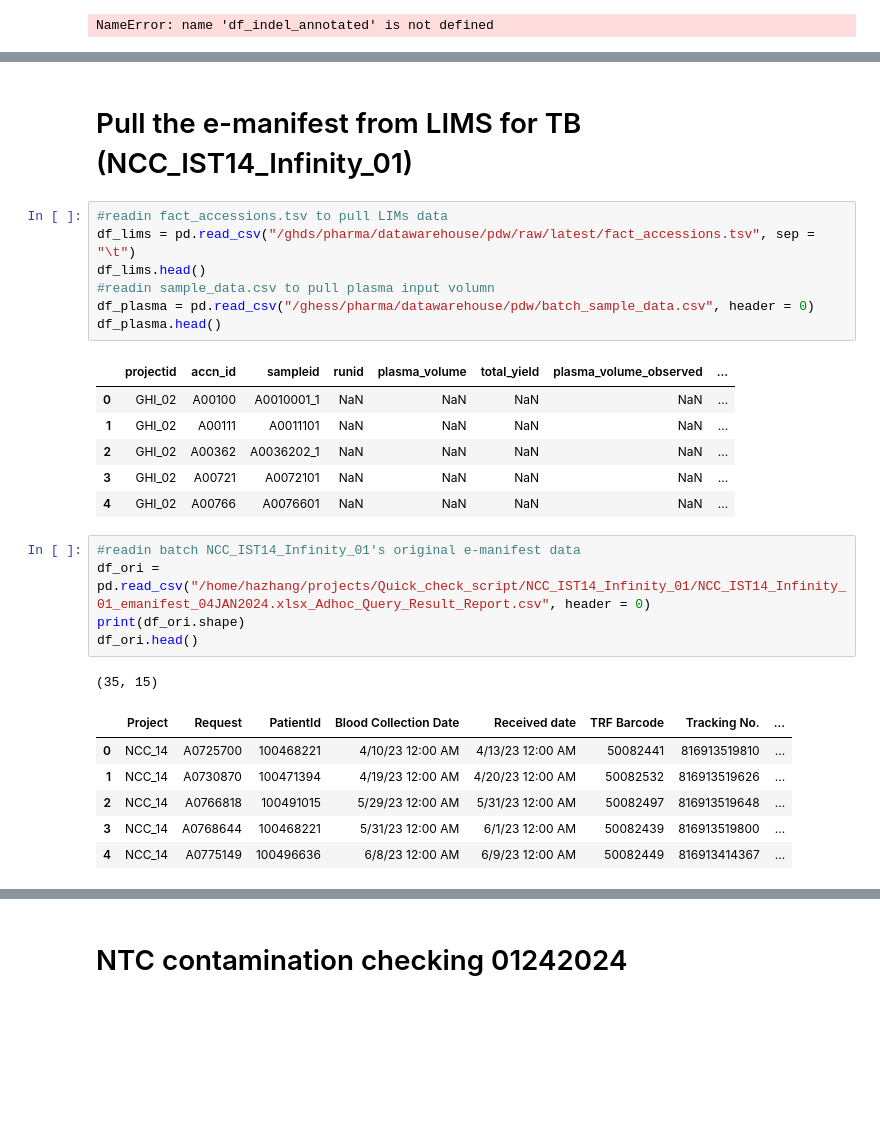
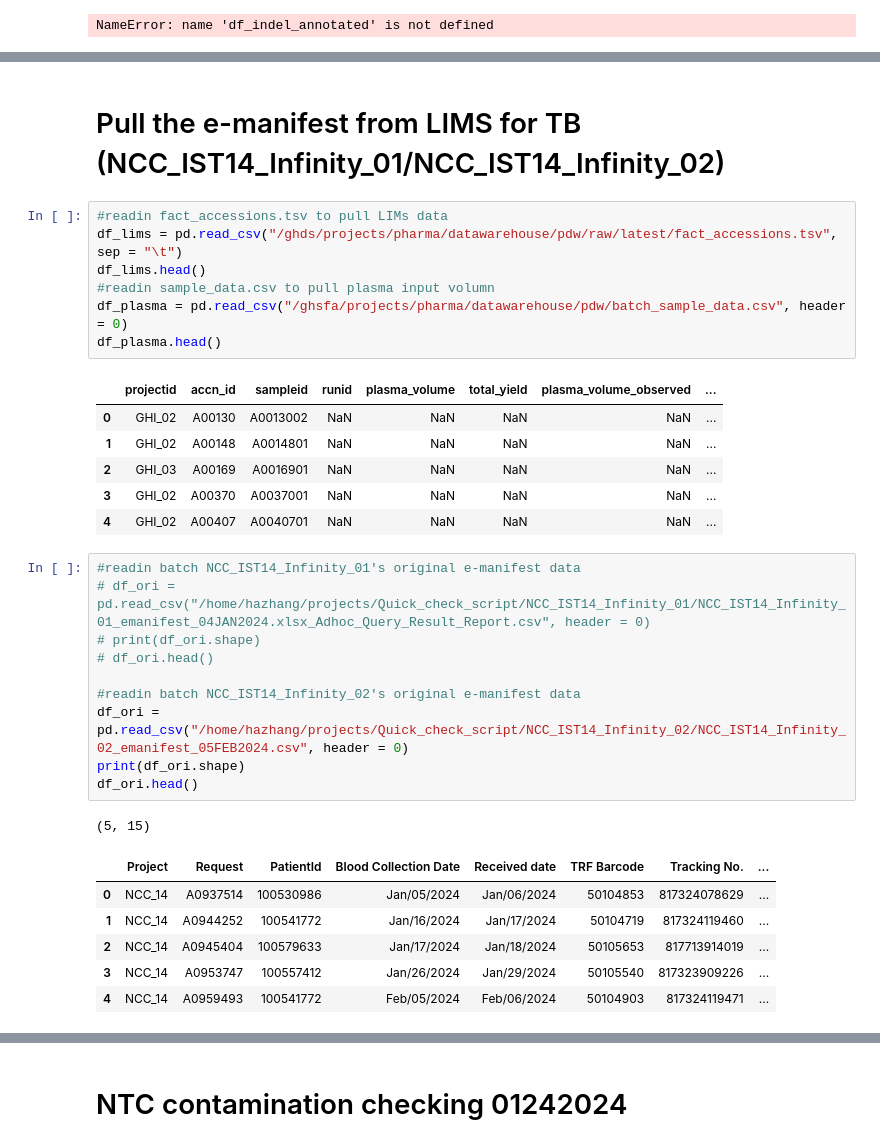
Before and after one commit to gh-hazhang/scripts, a Jupyter notebook: Before_02152024/Quick_check.ipynb, the cells around one changed output, grey strips where cells are left out. Cells and saved outputs as stored; diff of their text form; blank space fills up the shorter version.

```diff
--- a/Before_02152024/Quick_check.ipynb
+++ b/Before_02152024/Quick_check.ipynb
@@ -155,32 +155,37 @@ df_fusion_2
 | 167 | 231217_A01552_0356_AHM7YLDSX7 | B00562317 | 1 | 1 | 4 | 1808663 | -1 | 4 | 1741429 | ... |
 | 217 | 231217_A01552_0356_AHM7YLDSX7 | B00562317 | 1 | 1 | 6 | 117645580 | -1 | 5 | 149784243 | ... |
 # %% [markdown]
-# Pull the e-manifest from LIMS for TB (NCC_IST14_Infinity_01)
+# Pull the e-manifest from LIMS for TB (NCC_IST14_Infinity_01/NCC_IST14_Infinity_02)
 # %%
 #readin fact_accessions.tsv to pull LIMs data
-df_lims = pd.read_csv("/ghds/pharma/datawarehouse/pdw/raw/latest/fact_accessions.tsv", sep = "\t")
+df_lims = pd.read_csv("/ghds/projects/pharma/datawarehouse/pdw/raw/latest/fact_accessions.tsv", sep = "\t")
 df_lims.head()
 #readin sample_data.csv to pull plasma input volumn
-df_plasma = pd.read_csv("/ghess/pharma/datawarehouse/pdw/batch_sample_data.csv", header = 0)
+df_plasma = pd.read_csv("/ghsfa/projects/pharma/datawarehouse/pdw/batch_sample_data.csv", header = 0)
 df_plasma.head()
 # %% [output]
 |  | projectid | accn_id | sampleid | runid | plasma_volume | total_yield | plasma_volume_observed | ... |
-| 0 | GHI_02 | A00100 | A0010001_1 | NaN | NaN | NaN | NaN | ... |
-| 1 | GHI_02 | A00111 | A0011101 | NaN | NaN | NaN | NaN | ... |
-| 2 | GHI_02 | A00362 | A0036202_1 | NaN | NaN | NaN | NaN | ... |
-| 3 | GHI_02 | A00721 | A0072101 | NaN | NaN | NaN | NaN | ... |
-| 4 | GHI_02 | A00766 | A0076601 | NaN | NaN | NaN | NaN | ... |
+| 0 | GHI_02 | A00130 | A0013002 | NaN | NaN | NaN | NaN | ... |
+| 1 | GHI_02 | A00148 | A0014801 | NaN | NaN | NaN | NaN | ... |
+| 2 | GHI_03 | A00169 | A0016901 | NaN | NaN | NaN | NaN | ... |
+| 3 | GHI_02 | A00370 | A0037001 | NaN | NaN | NaN | NaN | ... |
+| 4 | GHI_02 | A00407 | A0040701 | NaN | NaN | NaN | NaN | ... |
 # %%
 #readin batch NCC_IST14_Infinity_01's original e-manifest data
-df_ori = pd.read_csv("/home/hazhang/projects/Quick_check_script/NCC_IST14_Infinity_01/NCC_IST14_Infinity_01_emanifest_04JAN2024.xlsx_Adhoc_Query_Result_Report.csv", header = 0)
+# df_ori = pd.read_csv("/home/hazhang/projects/Quick_check_script/NCC_IST14_Infinity_01/NCC_IST14_Infinity_01_emanifest_04JAN2024.xlsx_Adhoc_Query_Result_Report.csv", header = 0)
+# print(df_ori.shape)
+# df_ori.head()
+
+#readin batch NCC_IST14_Infinity_02's original e-manifest data
+df_ori = pd.read_csv("/home/hazhang/projects/Quick_check_script/NCC_IST14_Infinity_02/NCC_IST14_Infinity_02_emanifest_05FEB2024.csv", header = 0)
 print(df_ori.shape)
 df_ori.head()
 # %% [output]
-(35, 15)
+(5, 15)
 |  | Project | Request | PatientId | Blood Collection Date | Received date | TRF Barcode | Tracking No. | ... |
-| 0 | NCC_14 | A0725700 | 100468221 | 4/10/23 12:00 AM | 4/13/23 12:00 AM | 50082441 | 816913519810 | ... |
-| 1 | NCC_14 | A0730870 | 100471394 | 4/19/23 12:00 AM | 4/20/23 12:00 AM | 50082532 | 816913519626 | ... |
-| 2 | NCC_14 | A0766818 | 100491015 | 5/29/23 12:00 AM | 5/31/23 12:00 AM | 50082497 | 816913519648 | ... |
-| 3 | NCC_14 | A0768644 | 100468221 | 5/31/23 12:00 AM | 6/1/23 12:00 AM | 50082439 | 816913519800 | ... |
-| 4 | NCC_14 | A0775149 | 100496636 | 6/8/23 12:00 AM | 6/9/23 12:00 AM | 50082449 | 816913414367 | ... |
+| 0 | NCC_14 | A0937514 | 100530986 | Jan/05/2024 | Jan/06/2024 | 50104853 | 817324078629 | ... |
+| 1 | NCC_14 | A0944252 | 100541772 | Jan/16/2024 | Jan/17/2024 | 50104719 | 817324119460 | ... |
+| 2 | NCC_14 | A0945404 | 100579633 | Jan/17/2024 | Jan/18/2024 | 50105653 | 817713914019 | ... |
+| 3 | NCC_14 | A0953747 | 100557412 | Jan/26/2024 | Jan/29/2024 | 50105540 | 817323909226 | ... |
+| 4 | NCC_14 | A0959493 | 100541772 | Feb/05/2024 | Feb/06/2024 | 50104903 | 817324119471 | ... |
 # %%
```
Also changed, not shown: parts of 6 cells of this notebook.
